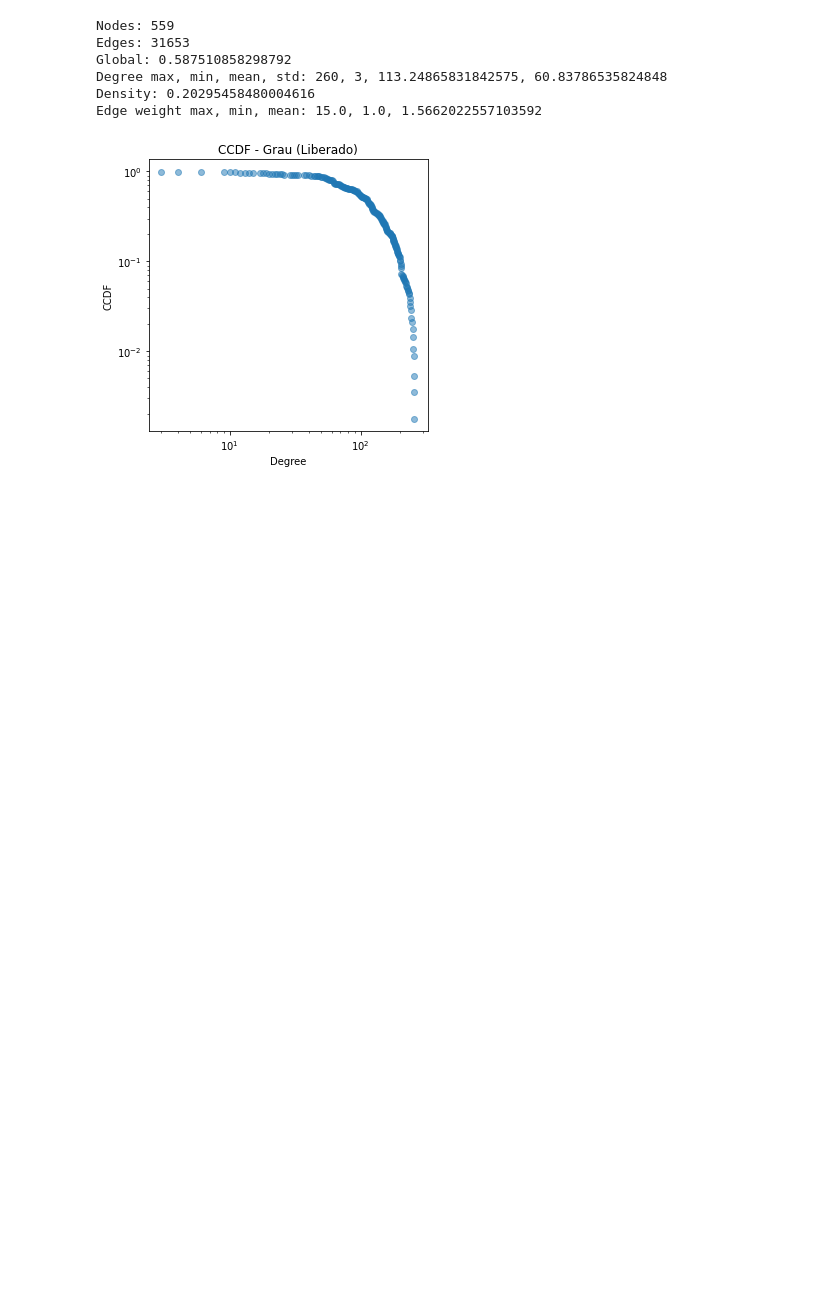
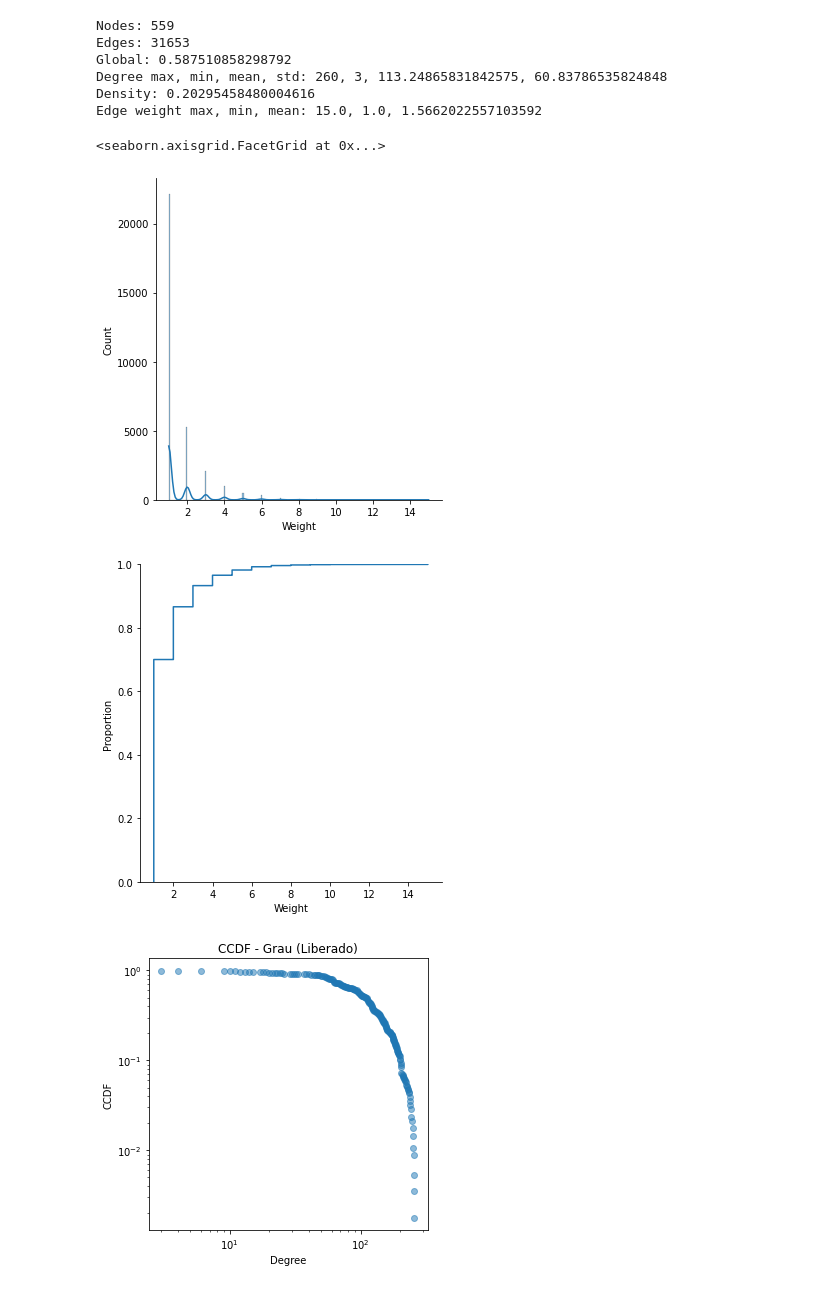
Before and after one commit to rodrigohaddad/Complex-Networks, a Jupyter notebook: tf/analyse_network.ipynb, the cells around one changed output. Drawn from its saved outputs; the diff is of its cells as text; code cells hidden in the pictures; blank space fills up the shorter version.

```diff
--- a/tf/analyse_network.ipynb
+++ b/tf/analyse_network.ipynb
@@ -88,6 +99,17 @@ Global: 0.587510858298792
 Degree max, min, mean, std: 260, 3, 113.24865831842575, 60.83786535824848
 Density: 0.20295458480004616
 Edge weight max, min, mean: 15.0, 1.0, 1.5662022557103592
+# %%
+# Plot weight distribution
+plot_w_edges_l = [con[2]['weight'] for con in w_edges_l]
+p1_l = sns.displot(plot_w_edges_l, kde=True)
+p2_l = sns.displot(plot_w_edges_l, kind="ecdf")
+p1_l.set(xlabel="Weight")
+p2_l.set(xlabel="Weight")
+# %% [output]
+<seaborn.axisgrid.FacetGrid at 0x...>
+[figure, added]
+[figure, added]
 # %%
 # CCDF
 x_g_l, f_k_g_l = np.unique(dg_GL, return_counts=True)
```
Also changed, not shown: parts of 11 cells of this notebook.
